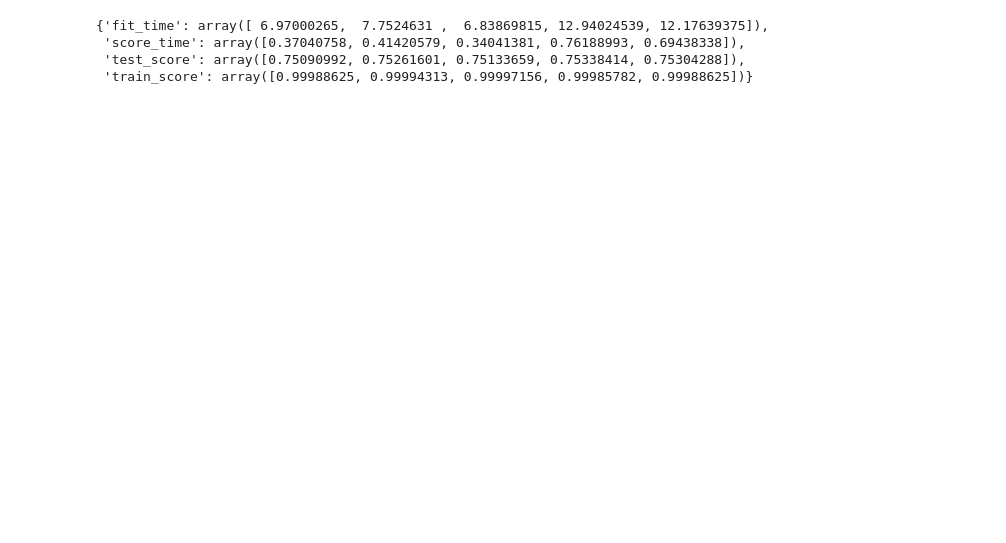
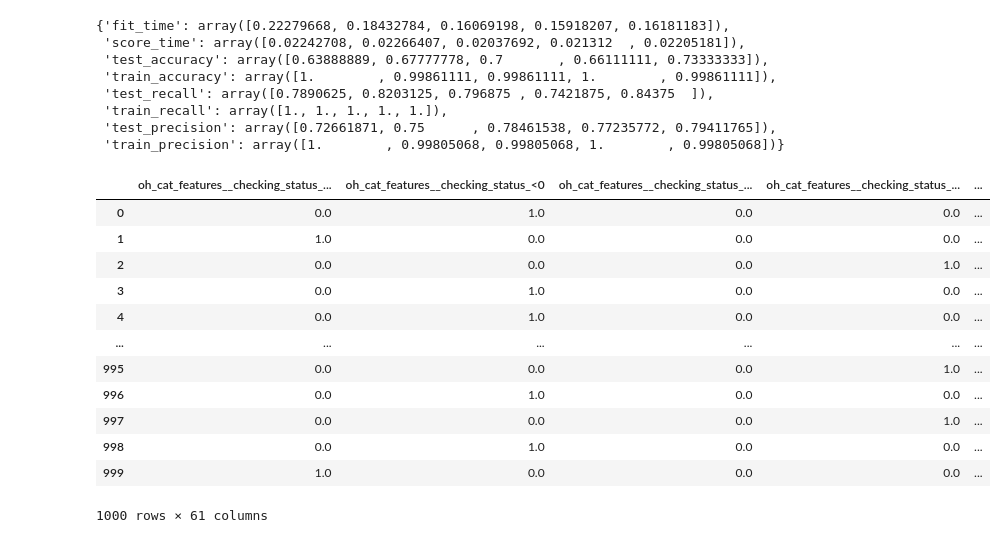
Before and after one commit to vitostamatti/sklearn-importance-feature-selection, a Jupyter notebook: notebooks/01-classification-example.ipynb, the cells around one changed output. Cells and saved outputs as stored; diff of their text form; code cells hidden in the pictures; blank space fills up the shorter version.

```diff
--- a/notebooks/01-classification-example.ipynb
+++ b/notebooks/01-classification-example.ipynb
@@ -20,4 +67,3 @@ from sklearn.metrics import accuracy_score
 # %%
-adult = fetch_openml('adult', version=2, as_frame=True)
-X = adult['data']
-y = adult['target']
+# data = fetch_openml('adult', version=2, as_frame=True)
+data = fetch_openml('credit-g', version=1, as_frame=True)
@@ -308,9 +421,13 @@ rf_selected = make_pipeline(
     selected_col_transformer,
     RandomForestClassifier()
 )
-cross_validate(rf_selected, X_train_noise, y_train, scoring='accuracy', cv=5, return_train_score=True)
+cross_validate(rf_selected, X_train_noise, y_train, scoring=['accuracy','recall','precision'], cv=5, return_train_score=True)
 # %% [output]
-{'fit_time': array([ 6.97000265,  7.7524631 ,  6.83869815, 12.94024539, 12.17639375]),
- 'score_time': array([0.37040758, 0.41420579, 0.34041381, 0.76188993, 0.69438338]),
- 'test_score': array([0.75090992, 0.75261601, 0.75133659, 0.75338414, 0.75304288]),
- 'train_score': array([0.99988625, 0.99994313, 0.99997156, 0.99985782, 0.99988625])}
+{'fit_time': array([0.22279668, 0.18432784, 0.16069198, 0.15918207, 0.16181183]),
+ 'score_time': array([0.02242708, 0.02266407, 0.02037692, 0.021312  , 0.02205181]),
+ 'test_accuracy': array([0.63888889, 0.67777778, 0.7       , 0.66111111, 0.73333333]),
+ 'train_accuracy': array([1.        , 0.99861111, 0.99861111, 1.        , 0.99861111]),
+ 'test_recall': array([0.7890625, 0.8203125, 0.796875 , 0.7421875, 0.84375  ]),
+ 'train_recall': array([1., 1., 1., 1., 1.]),
+ 'test_precision': array([0.72661871, 0.75      , 0.78461538, 0.77235772, 0.79411765]),
+ 'train_precision': array([1.        , 0.99805068, 0.99805068, 1.        , 0.99805068])}
@@ -316,0 +596,18 @@ cross_validate(rf_selected, X_train_noise, y_train, scoring='accuracy', cv=5, re
+# %%
+ae = AutoEncoder()
+ae.fit(X,y)
+ae.transform(X)
+# %% [output]
+|  | oh_cat_features__checking_status_... | oh_cat_features__checking_status_<0 | oh_cat_features__checking_status_... | oh_cat_features__checking_status_... | ... |
+| 0 | 0.0 | 1.0 | 0.0 | 0.0 | ... |
+| 1 | 1.0 | 0.0 | 0.0 | 0.0 | ... |
+| 2 | 0.0 | 0.0 | 0.0 | 1.0 | ... |
+| 3 | 0.0 | 1.0 | 0.0 | 0.0 | ... |
+| 4 | 0.0 | 1.0 | 0.0 | 0.0 | ... |
+| ... | ... | ... | ... | ... | ... |
+| 995 | 0.0 | 0.0 | 0.0 | 1.0 | ... |
+| 996 | 0.0 | 1.0 | 0.0 | 0.0 | ... |
+| 997 | 0.0 | 0.0 | 0.0 | 1.0 | ... |
+| 998 | 0.0 | 1.0 | 0.0 | 0.0 | ... |
+| 999 | 1.0 | 0.0 | 0.0 | 0.0 | ... |
+1000 rows × 61 columns
```
Also changed, not shown: parts of 32 cells of this notebook, 2 other files.
